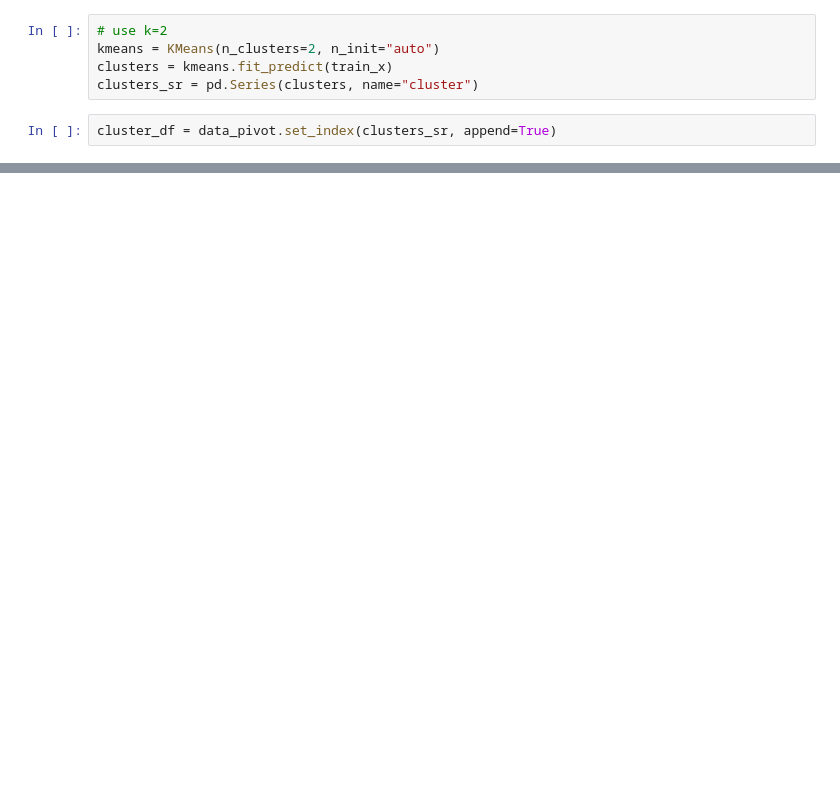
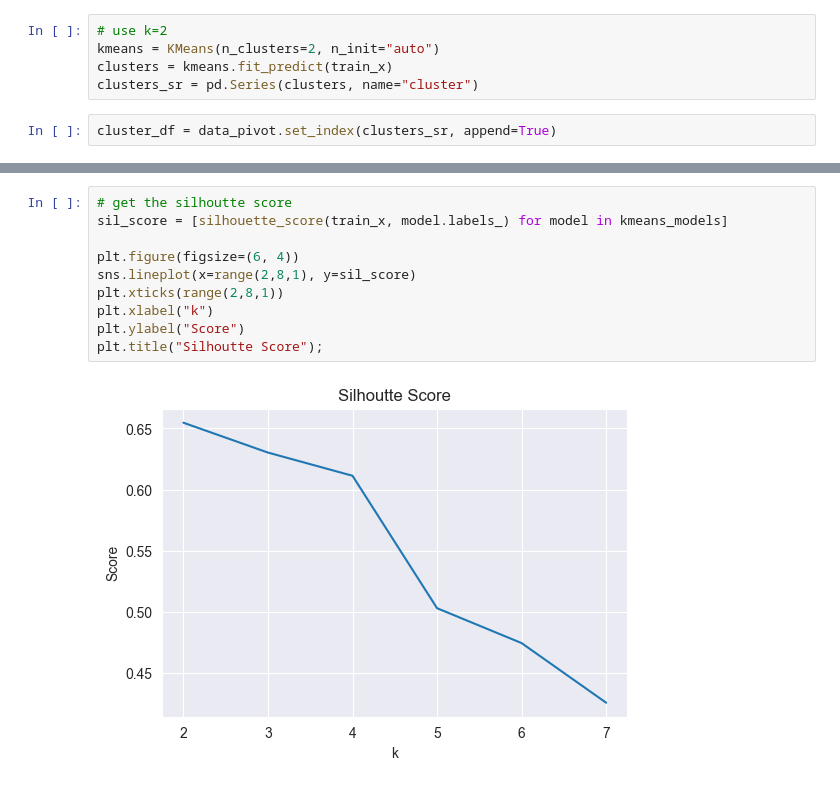
Before and after one commit to nitishsingh158/energy_consumption_clustering, a Jupyter notebook: energy_clustering.ipynb, the cells around one changed output, grey strips where cells are left out. Saved outputs shown, nothing was run; the diff lists cells and outputs as text; blank space fills up the shorter version.

```diff
--- a/energy_clustering.ipynb
+++ b/energy_clustering.ipynb
@@ -92,0 +173,12 @@ plt.xticks(range(0, 24, 1));
+# %%
+# get the silhoutte score
+sil_score = [silhouette_score(train_x, model.labels_) for model in kmeans_models]
+
+plt.figure(figsize=(6, 4))
+sns.lineplot(x=range(2,8,1), y=sil_score)
+plt.xticks(range(2,8,1))
+plt.xlabel("k")
+plt.ylabel("Score")
+plt.title("Silhoutte Score");
+# %% [output]
+[figure, added]
```
Also changed, not shown: parts of 15 cells of this notebook.
